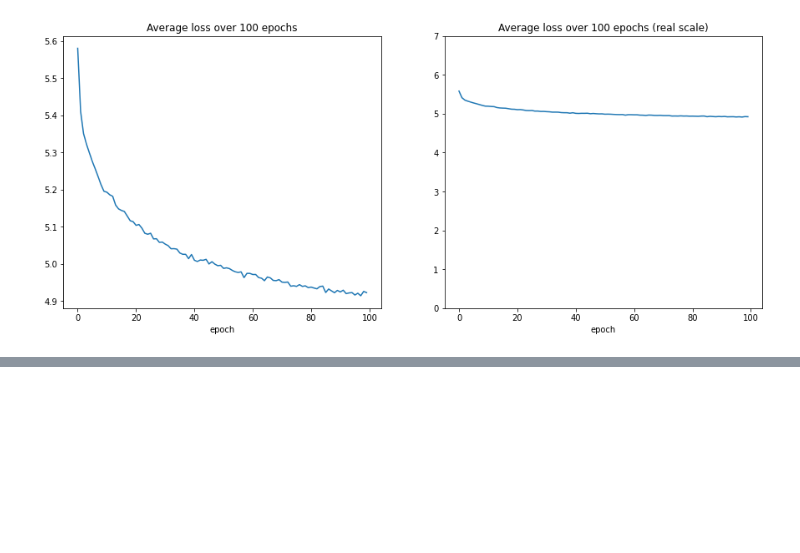
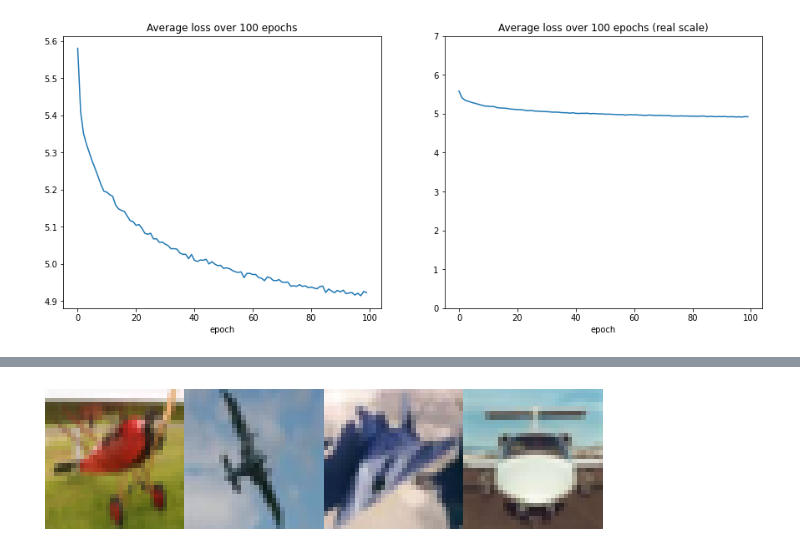
Before and after one commit to AlinaGodun/dcl_b, a Jupyter notebook: DCB Notebook.ipynb, the cells around one changed output, grey strips where cells are left out. Cells and saved outputs as stored; diff of their text form; code cells hidden in the pictures; blank space fills up the shorter version.

```diff
--- a/DCB Notebook.ipynb
+++ b/DCB Notebook.ipynb
@@ -257,0 +314,6 @@ make_plots(df=it_epoch_group, x='epoch', y='loss', kind='line', ylim=(0,7), figs
+# %%
+non_sim_ids = [2,28,53,52]
+non_similar_ids = [[2,28], [2,53], [2,52], [28,53], [28,52], [52,53]]
+plot_pics(example_data.data[0], (2,0,1), non_sim_ids)
+# %% [output]
+[figure, added]
```
Also changed, not shown: parts of 11 cells of this notebook, 2 other files.
